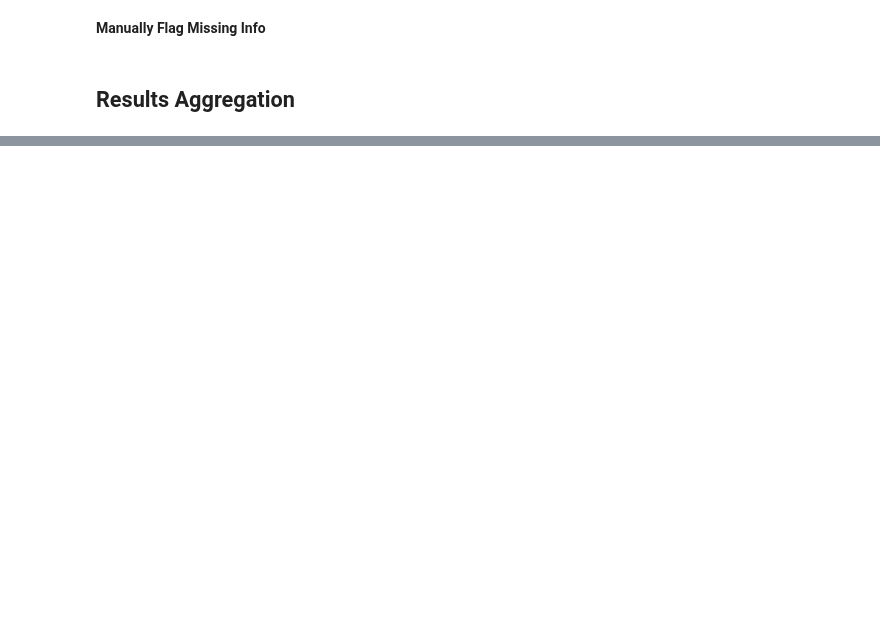
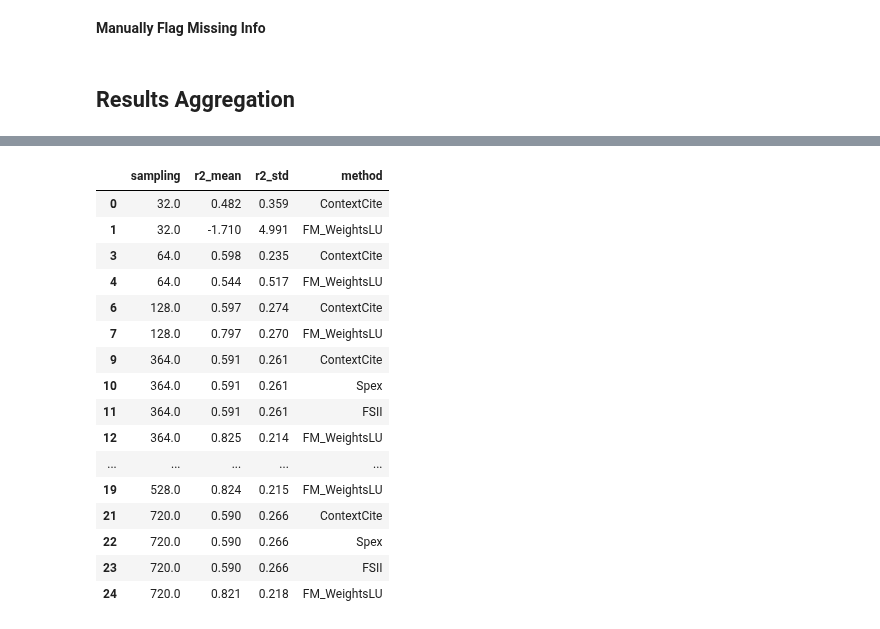
Before and after one commit to iNema9590/LLMX, a Jupyter notebook: Notebooks/2wiki.ipynb, the cells around one changed output, grey strips where cells are left out. Cells and saved outputs as stored; diff of their text form; code cells hidden in the pictures; blank space fills up the shorter version.

```diff
--- a/Notebooks/2wiki.ipynb
+++ b/Notebooks/2wiki.ipynb
@@ -672,0 +726,20 @@ pd.DataFrame.from_dict(avg, orient='index', columns = [metric])
+# %%
+df_plot
+# %% [output]
+|  | sampling | r2_mean | r2_std | method |
+| 0 | 32.0 | 0.482 | 0.359 | ContextCite |
+| 1 | 32.0 | -1.710 | 4.991 | FM_WeightsLU |
+| 3 | 64.0 | 0.598 | 0.235 | ContextCite |
+| 4 | 64.0 | 0.544 | 0.517 | FM_WeightsLU |
+| 6 | 128.0 | 0.597 | 0.274 | ContextCite |
+| 7 | 128.0 | 0.797 | 0.270 | FM_WeightsLU |
+| 9 | 364.0 | 0.591 | 0.261 | ContextCite |
+| 10 | 364.0 | 0.591 | 0.261 | Spex |
+| 11 | 364.0 | 0.591 | 0.261 | FSII |
+| 12 | 364.0 | 0.825 | 0.214 | FM_WeightsLU |
+| ... | ... | ... | ... | ... |
+| 19 | 528.0 | 0.824 | 0.215 | FM_WeightsLU |
+| 21 | 720.0 | 0.590 | 0.266 | ContextCite |
+| 22 | 720.0 | 0.590 | 0.266 | Spex |
+| 23 | 720.0 | 0.590 | 0.266 | FSII |
+| 24 | 720.0 | 0.821 | 0.218 | FM_WeightsLU |
```
Also changed, not shown: parts of 27 cells of this notebook, 1 other file.
